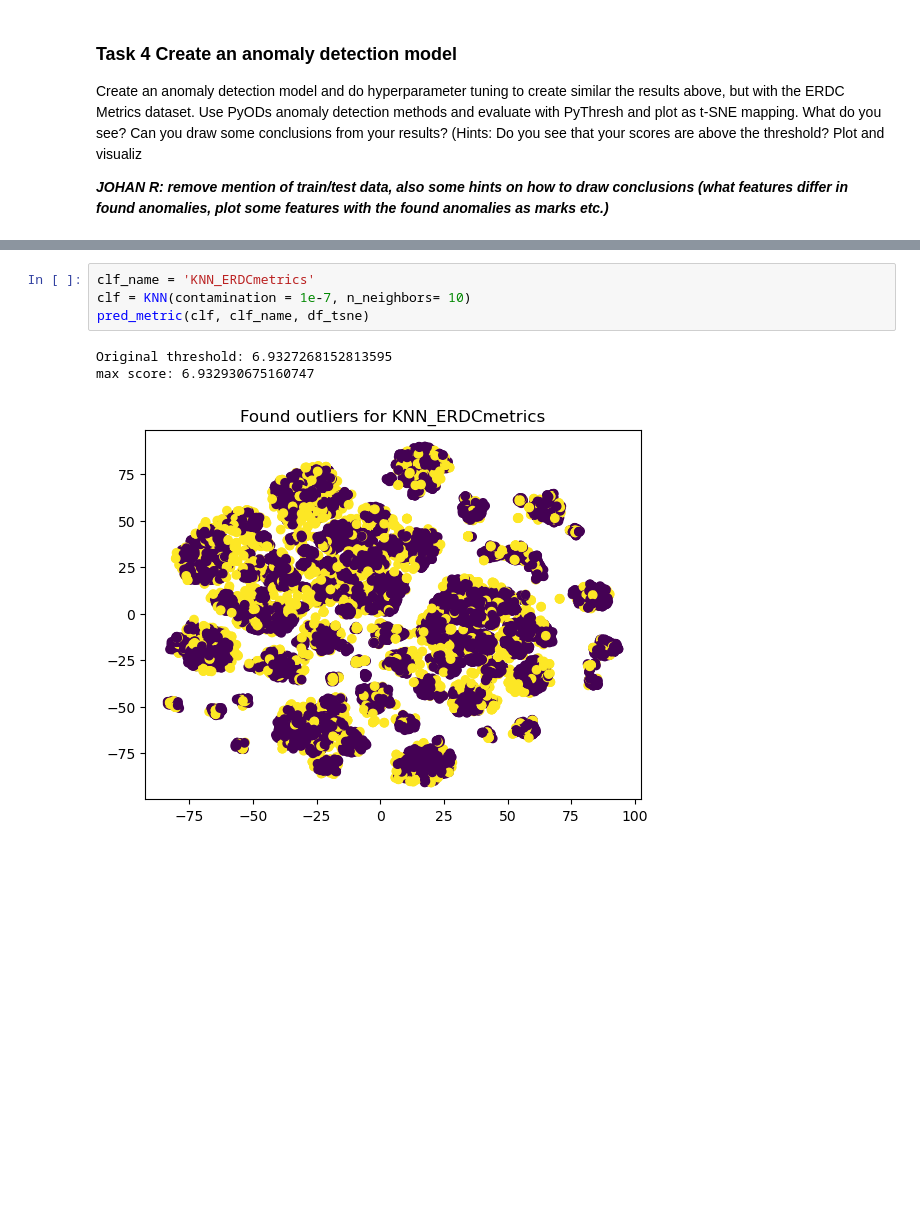
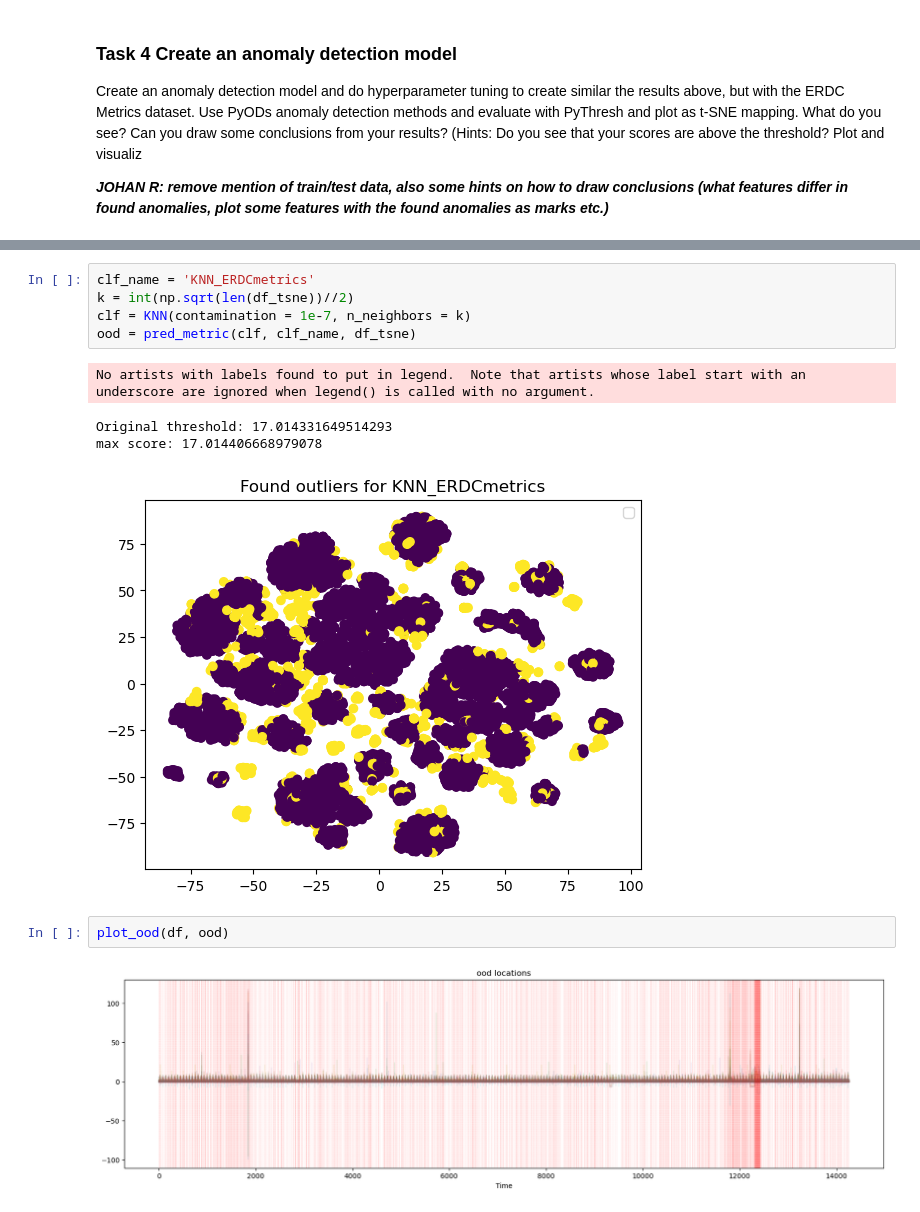
Before and after one commit to Arty-Facts/wasp_software_engineering_and_cloud_computing_2024, a Jupyter notebook: module1/assignment_metrics.ipynb, the cells around one changed output, grey strips where cells are left out. Drawn from its saved outputs; the diff is of its cells as text; blank space fills up the shorter version.

```diff
--- a/module1/assignment_metrics.ipynb
+++ b/module1/assignment_metrics.ipynb
@@ -765,11 +799,17 @@ def pred_metric(clf, clf_name, df_tsne):
 # %%
 clf_name = 'KNN_ERDCmetrics'
-clf = KNN(contamination = 1e-7, n_neighbors= 10)
-pred_metric(clf, clf_name, df_tsne)
+k = int(np.sqrt(len(df_tsne))//2)
+clf = KNN(contamination = 1e-7, n_neighbors = k)
+ood = pred_metric(clf, clf_name, df_tsne)
 # %% [output]
-Original threshold: 6.9327268152813595
-max score: 6.932930675160747
+No artists with labels found to put in legend.  Note that artists whose label start with an underscore are ignored when legend() is called with no argument.
+Original threshold: 17.014331649514293
+max score: 17.014406668979078
-[figure, old version]
+[figure, new version]
+# %%
+plot_ood(df, ood)
+# %% [output]
+[figure, added]
 # %%
 clf_name = 'IForest_ERDCmetrics'
 clf = IForest(contamination = 1e-7, random_state=123)
```
Also changed, not shown: parts of 20 cells of this notebook, 2 other files.
